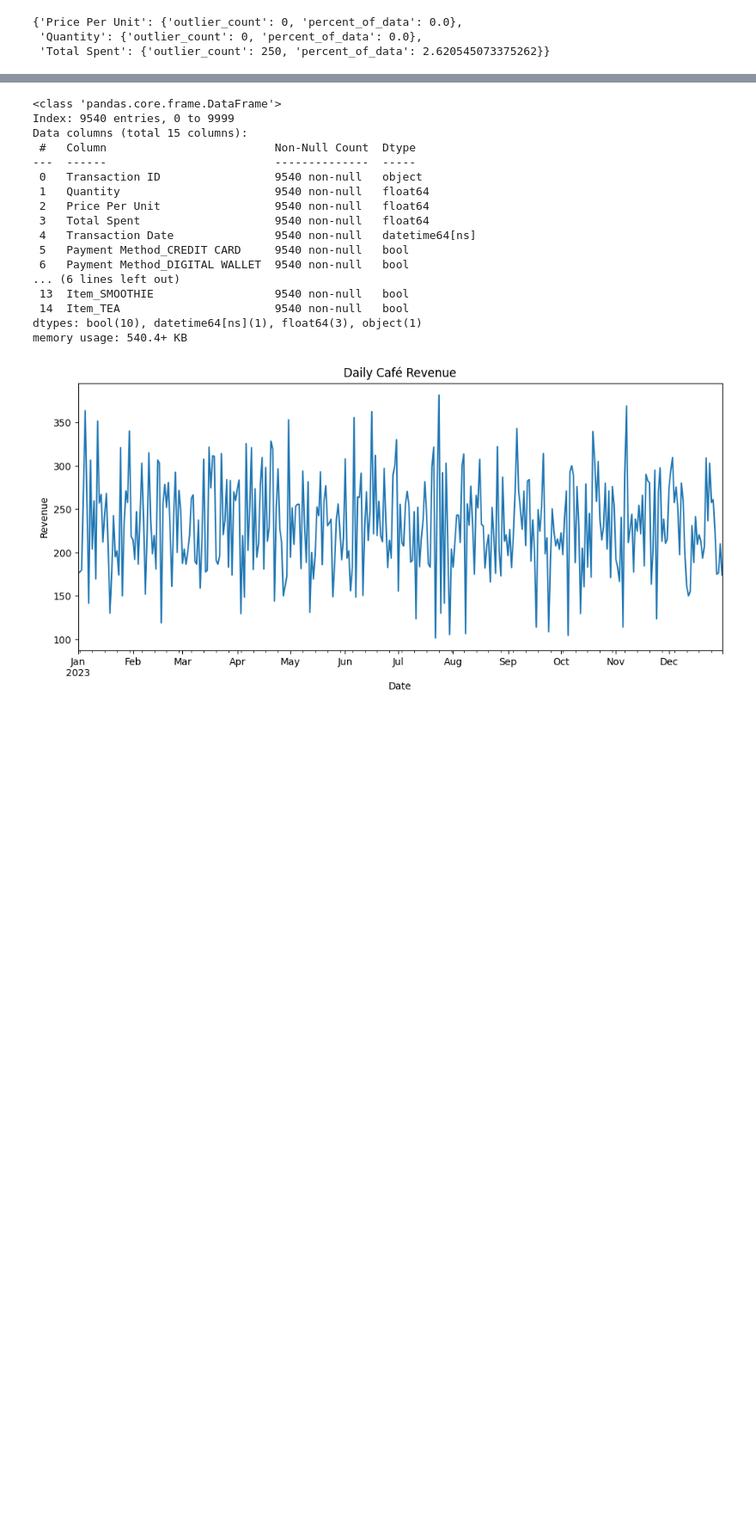
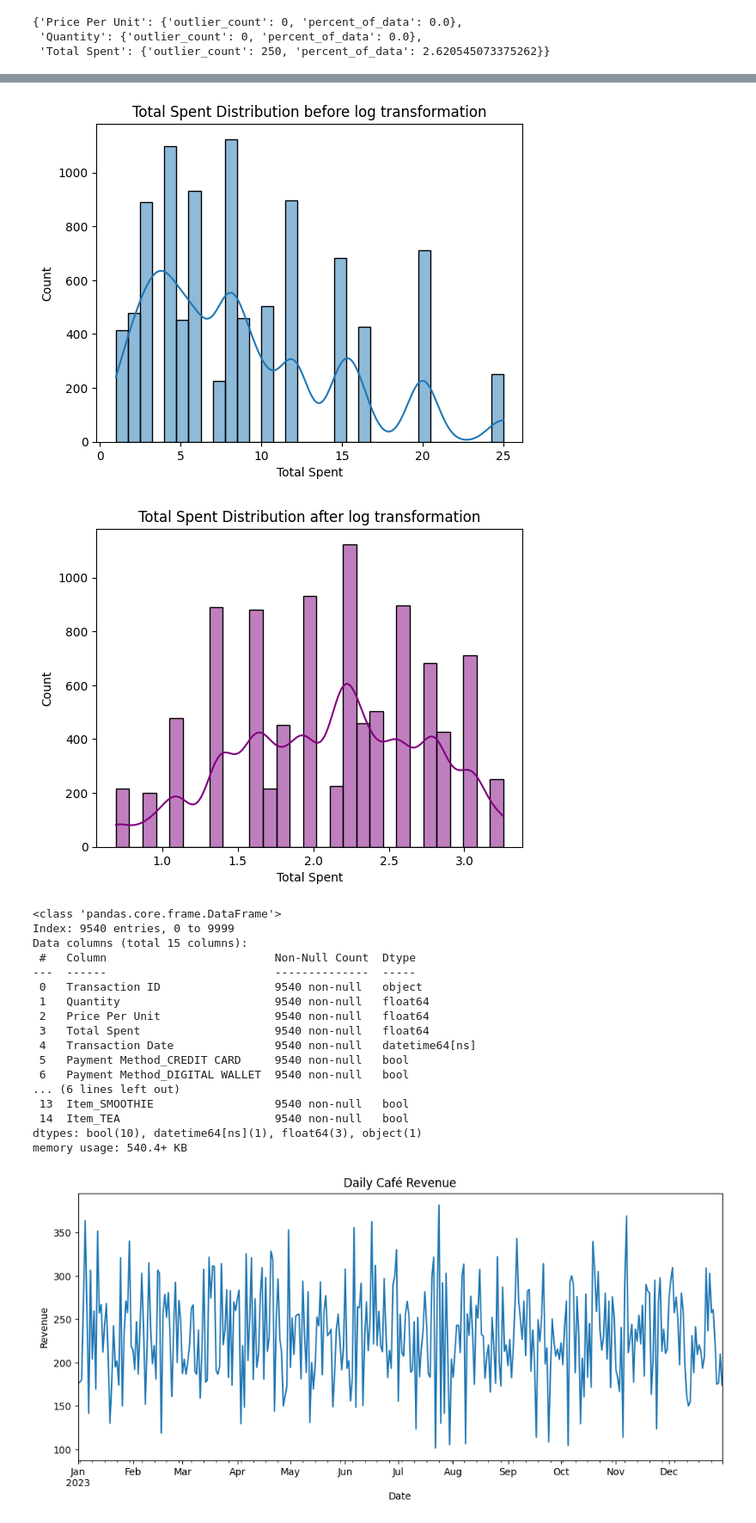
Before and after one commit to birhanumoges/Cafe-Sales-Forecasting_and_Recommendation-System, a Jupyter notebook: notebooks/time_series_analysis.ipynb, the cells around one changed output, grey strips where cells are left out. Shown at 86% size. Saved outputs shown, nothing was run; the diff lists cells and outputs as text; code cells hidden in the pictures; blank space fills up the shorter version.

```diff
--- a/notebooks/time_series_analysis.ipynb
+++ b/notebooks/time_series_analysis.ipynb
@@ -166,3 +127,15 @@ pprint.pprint(outlier_info)
+# %%
+sns.histplot(df['Total Spent'], kde=True)
+plt.title("Total Spent Distribution before log transformation")
+plt.show()
+
+df['Total Spent'] = np.log1p(df['Total Spent'])
+plt.title("Total Spent Distribution after log transformation")
+sns.histplot(df['Total Spent'], kde=True,color="purple")
+plt.show()
+# %% [output]
+[figure, added]
+[figure, added]
 # %%
 df.info()
 # %% [output]
```
Also changed, not shown: parts of 3 cells of this notebook.
